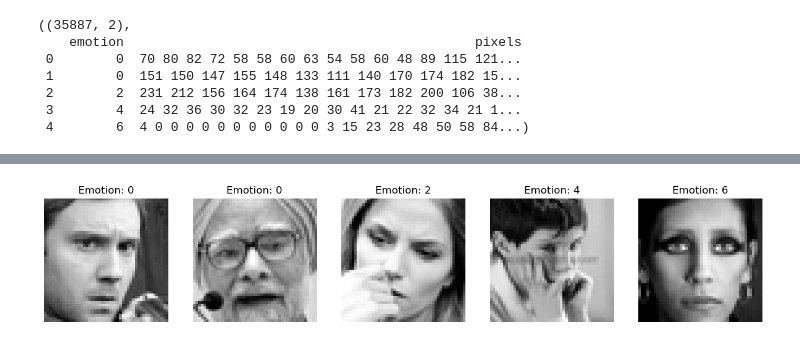
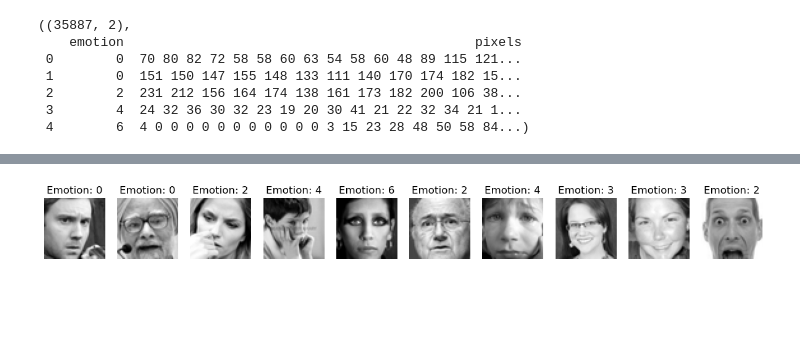
Before and after one commit to cloner174/mr.DGA, a Jupyter notebook: faze1.ipynb, the cells around one changed output, grey strips where cells are left out. Drawn from its saved outputs; the diff is of its cells as text; code cells hidden in the pictures; blank space fills up the shorter version.

```diff
--- a/faze1.ipynb
+++ b/faze1.ipynb
@@ -13,9 +13,9 @@ Downloading opencv_python_headless-4.9.0.80-cp37-abi3-manylinux_2_17_x86_64.many
 Installing collected packages: opencv-python-headless
 Successfully installed opencv-python-headless-4.9.0.80
 # %%
-image_path = 'data/Faze1/input/dataset.csv'
+data_path = 'data/Faze1/input/dataset.csv'
 # %%
-data = pd.read_csv(image_path)
+data = pd.read_csv(data_path)
 # %%
 data.shape, data.head()
 # %% [output]
@@ -36,7 +58,7 @@ image_array = pixel_values.reshape(48, 48)
 # %%
-Images.plot(data, 5)
+Images.plot(data, 10)
 # %% [output]
-[figure, old version]
+[figure, new version]
 # %%
 from main import Utilities
 # %%
```
Also changed, not shown: parts of 10 cells of this notebook, 9 other files.
